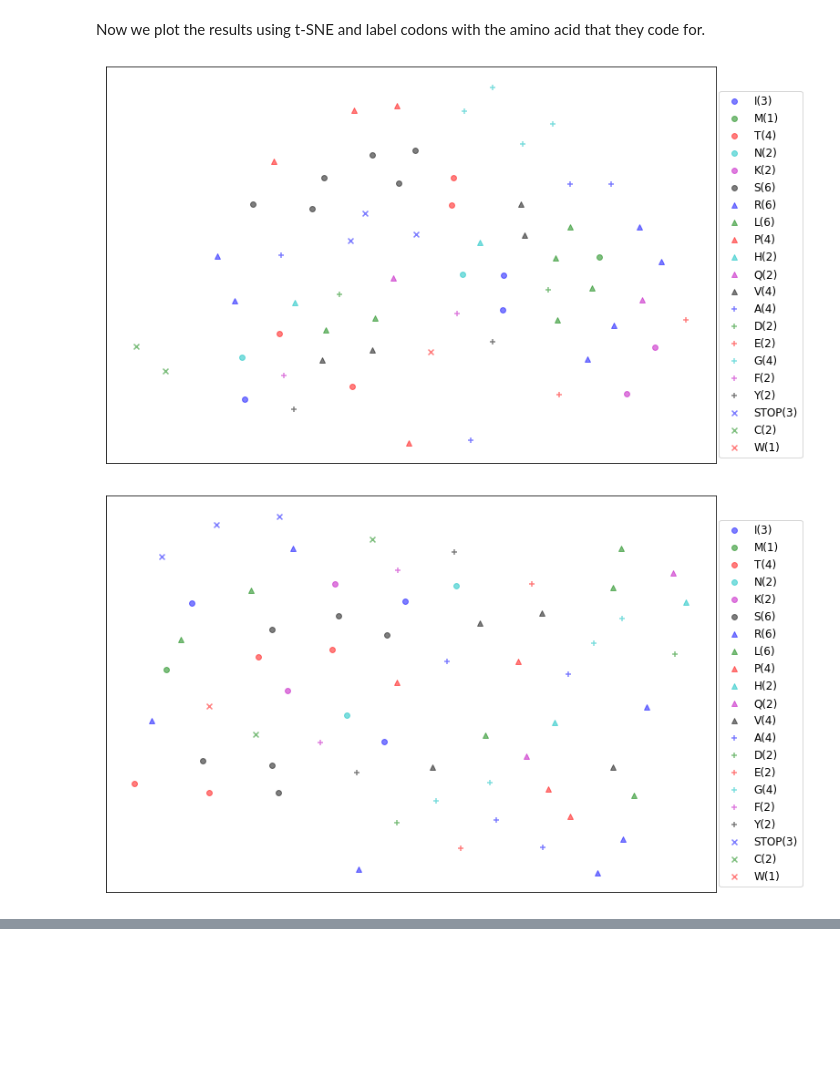
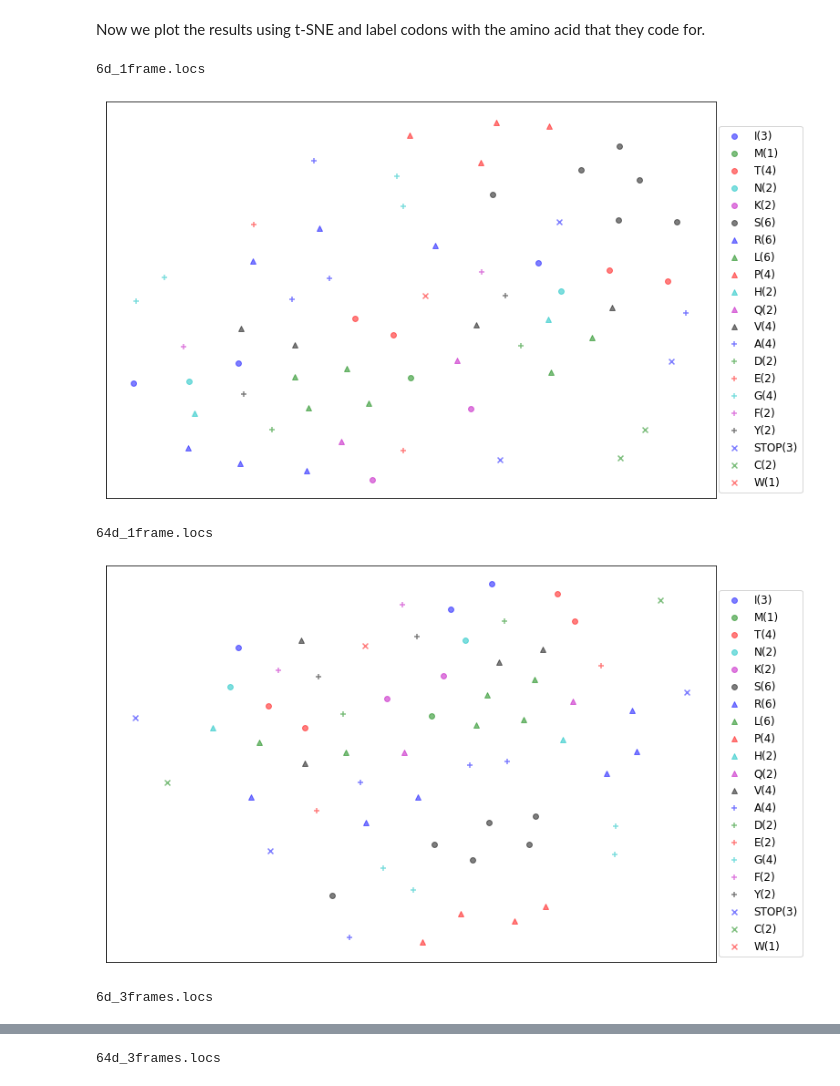
Before and after one commit to riti4538/ACM-BCB-2019-Tutorial, a Jupyter notebook: word2vec-examples.ipynb, the cells around one changed output, grey strips where cells are left out. Cells and saved outputs as stored; diff of their text form; code cells hidden in the pictures; blank space fills up the shorter version.

```diff
--- a/word2vec-examples.ipynb
+++ b/word2vec-examples.ipynb
@@ -338,6 +343,12 @@ def readEmbedding(inFile):
     return locs
 
 seqFile = 'sequences.txt'
-models = saveEmbeddings(seqFile, [3, 3], dimList=[6, 6], frames=[1, 3], saveEmbeddings=False, saveModels=False)
-locs1 = {word: models[0][word] for word in models[0].wv.vocab}
-locs3 = {word: models[1][word] for word in models[1].wv.vocab}
+outFileList = ['6d_1frame.locs', '64d_1frame.locs', '6d_3frames.locs', '64d_3frames.locs']
+#models = saveEmbeddings(seqFile, [3, 3, 3, 3],
+#                        outFileList=outFileList,
+#                        dimList=[6, 64, 6, 64],
+#                        frames=[1, 1, 3, 3],
+#                        saveEmbeddings=True,
+#                        saveModels=False)
+locsList = [readEmbedding(f) for f in outFileList]
+#locs1 = {word: models[0][word] for word in models[0].wv.vocab}
@@ -377,34 +370,38 @@ def visualize(locs, groups, textLabels={}, legend=True):
     for i,label in enumerate(groups):
         groupX = [X[kmers.index(kmer)] for kmer in groups[label]]
         groupY = [Y[kmers.index(kmer)] for kmer in groups[label]]
         plt.scatter(groupX, groupY, s=35, c=symb[i][0], marker=symb[i][1], label=label+'('+str(len(groups[label]))+')', alpha=0.5)
 
     #add any text labels
     for kmer in textLabels:
         plt.annotate(textLabels[kmer], xy=(X[kmers.index(kmer)], Y[kmers.index(kmer)]), xytext=(0,0), textcoords='offset points')
 
     ax = plt.gca()
     ax.get_xaxis().set_ticks([])
     ax.get_yaxis().set_ticks([])
     plt.legend(bbox_to_anchor=(1.15,0), loc='lower right', prop={'size':12})
     plt.show()
 
 codonMap = {'ATA':'I', 'ATC':'I', 'ATT':'I', 'ATG':'M', 'ACA':'T', 'ACC':'T', 'ACG':'T', 'ACT':'T',
             'AAC':'N', 'AAT':'N', 'AAA':'K', 'AAG':'K', 'AGC':'S', 'AGT':'S', 'AGA':'R', 'AGG':'R',
             'CTA':'L', 'CTC':'L', 'CTG':'L', 'CTT':'L', 'CCA':'P', 'CCC':'P', 'CCG':'P', 'CCT':'P',
             'CAC':'H', 'CAT':'H', 'CAA':'Q', 'CAG':'Q', 'CGA':'R', 'CGC':'R', 'CGG':'R', 'CGT':'R',
             'GTA':'V', 'GTC':'V', 'GTG':'V', 'GTT':'V', 'GCA':'A', 'GCC':'A', 'GCG':'A', 'GCT':'A',
             'GAC':'D', 'GAT':'D', 'GAA':'E', 'GAG':'E', 'GGA':'G', 'GGC':'G', 'GGG':'G', 'GGT':'G',
             'TCA':'S', 'TCC':'S', 'TCG':'S', 'TCT':'S', 'TTC':'F', 'TTT':'F', 'TTA':'L', 'TTG':'L',
             'TAC':'Y', 'TAT':'Y', 'TAA':'STOP', 'TAG':'STOP', 'TGC':'C', 'TGT':'C', 'TGA':'STOP', 'TGG':'W'}
 aaMap = {}
 for kmer in codonMap:
     aa = codonMap[kmer]
     if aa not in aaMap: aaMap[aa] = []
     aaMap[aa].append(kmer)
 
-visualize(locs1, aaMap, legend=True)
-visualize(locs3, aaMap, legend=True)
+for locs,f in zip(locsList, outFileList):
+    print(f)
+    visualize(locs, aaMap, legend=True)
 # %% [output]
+6d_1frame.locs
-[figure, old version]
+[figure, new version]
+64d_1frame.locs
-[figure, old version]
+[figure, new version]
+6d_3frames.locs
@@ -410,0 +409 @@ visualize(locs3, aaMap, legend=True)
+64d_3frames.locs
```
Also changed, not shown: parts of 7 cells of this notebook, 4 other files.
